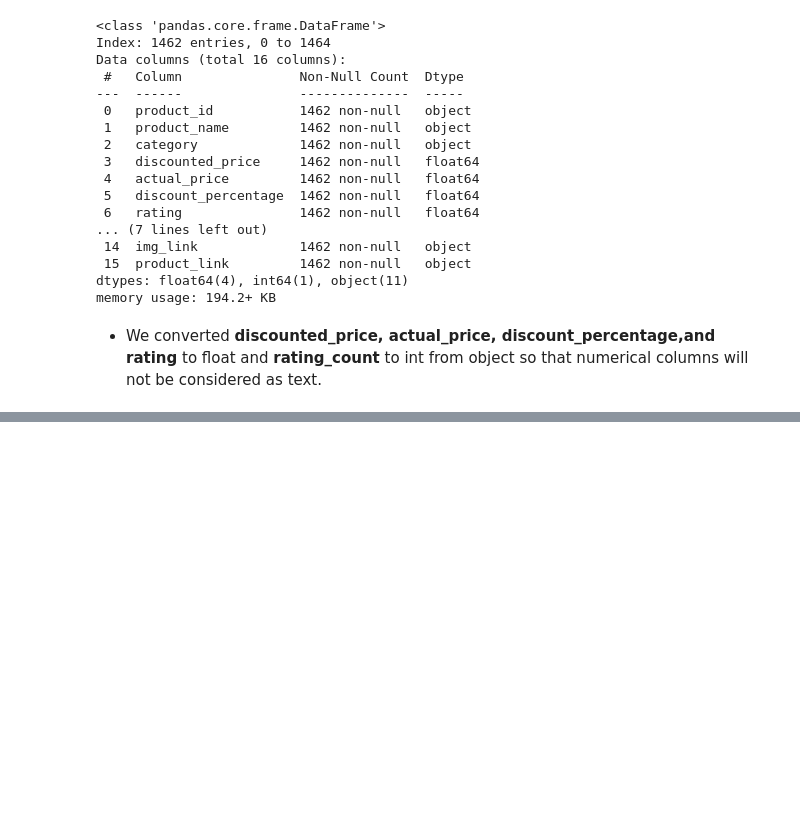
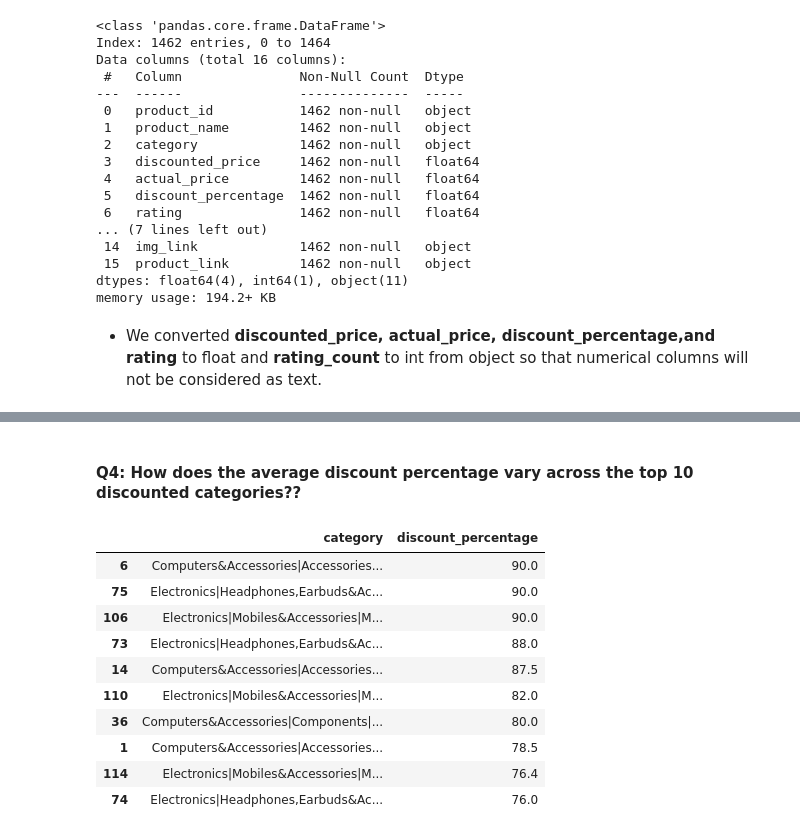
Before and after one commit to mariamkhan04/Amazon_Sales_Analysis_Plotly, a Jupyter notebook: eda.ipynb, the cells around one changed output, grey strips where cells are left out. Drawn from its saved outputs; the diff is of its cells as text; code cells hidden in the pictures; blank space fills up the shorter version.

```diff
--- a/eda.ipynb
+++ b/eda.ipynb
@@ -155,0 +301,18 @@ memory usage: 194.2+ KB
+# %% [markdown]
+#### **Q4: How does the average discount percentage vary across the top 10 discounted categories??**
+# %%
+category_avg_discount = amazon_sales.groupby('category')['discount_percentage'].mean().reset_index()
+top_discounted_categories = category_avg_discount.nlargest(10, 'discount_percentage').sort_values(by='discount_percentage', ascending=False)
+top_discounted_categories
+# %% [output]
+|  | category | discount_percentage |
+| 6 | Computers&Accessories|Accessories... | 90.0 |
+| 75 | Electronics|Headphones,Earbuds&Ac... | 90.0 |
+| 106 | Electronics|Mobiles&Accessories|M... | 90.0 |
+| 73 | Electronics|Headphones,Earbuds&Ac... | 88.0 |
+| 14 | Computers&Accessories|Accessories... | 87.5 |
+| 110 | Electronics|Mobiles&Accessories|M... | 82.0 |
+| 36 | Computers&Accessories|Components|... | 80.0 |
+| 1 | Computers&Accessories|Accessories... | 78.5 |
+| 114 | Electronics|Mobiles&Accessories|M... | 76.4 |
+| 74 | Electronics|Headphones,Earbuds&Ac... | 76.0 |
```
Also changed, not shown: parts of 19 cells of this notebook.
